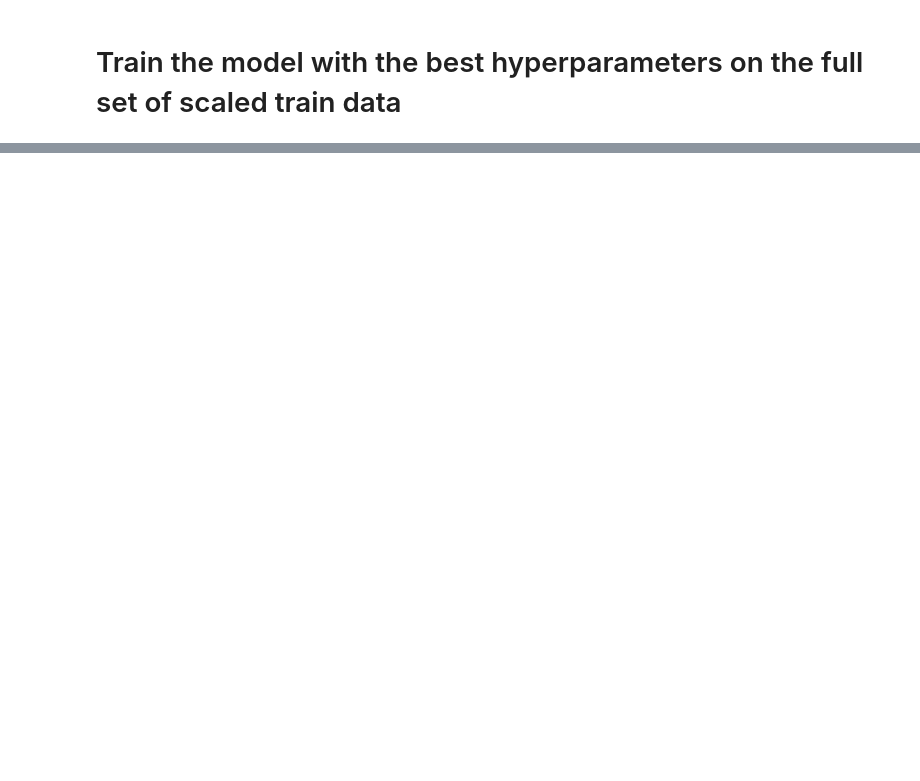
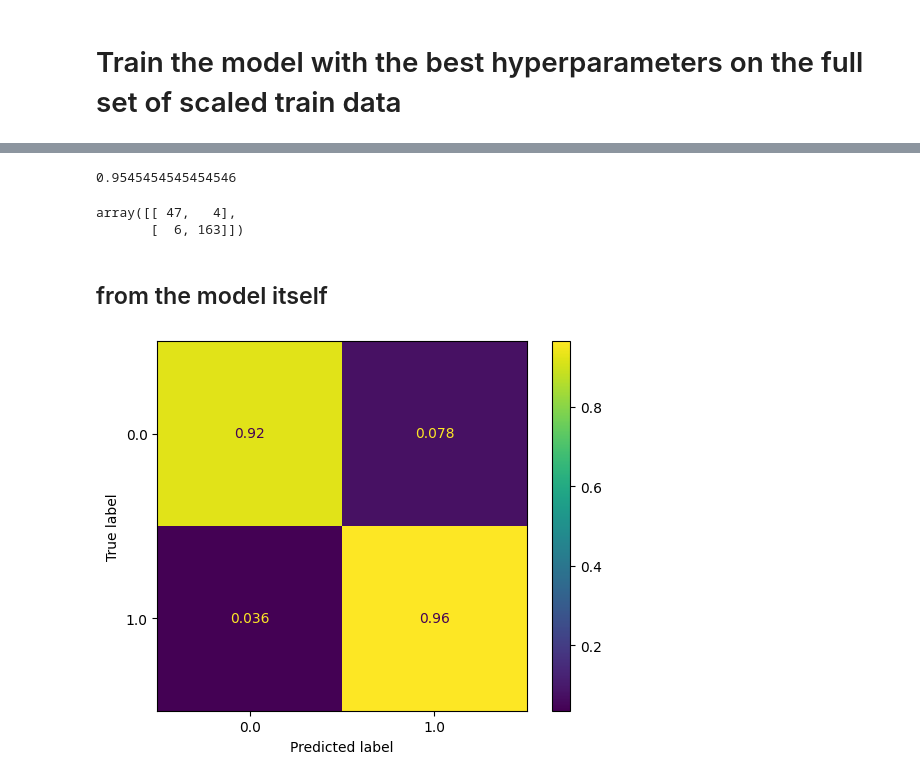
Before and after one commit to sanlamamba/zoidberg-pneumonia, a Jupyter notebook: log_reg.ipynb, the cells around one changed output, grey strips where cells are left out. Cells and saved outputs as stored; diff of their text form; code cells hidden in the pictures; blank space fills up the shorter version.

```diff
--- a/log_reg.ipynb
+++ b/log_reg.ipynb
@@ -79,2 +86,0 @@ scaler = StandardScaler()
-# %%
-train_features_scaled = scaler.fit_transform(train_features_subset)
@@ -86,3 +89,7 @@ test_features_scaled = scaler.transform(test_features)
+# %%
+X_train_scaled = scaler.fit_transform(X_train)
+X_test_scaled = scaler.transform(X_test)
+# train_features_scaled = scaler.fit_transform(train_features_subset)
 # %% [markdown]
 ## Set the hyperparameters to test
 # %%
@@ -101,7 +108,7 @@ grid_search = GridSearchCV(log_reg, param_grid, cv=3, scoring='accuracy', n_jobs
 # %% [markdown]
 ## Run GridSearchCV to find the best hyperparameters
 # %%
-grid_search.fit(train_features_scaled, train_labels_subset)
+grid_search.fit(X_train_scaled, y_train)
 
 print(f'Best hyperparameters: {grid_search.best_params_}')
 print(f'Best cross-validation accuracy: {grid_search.best_score_:.2f}')
@@ -112,5 +119,5 @@ Best cross-validation accuracy: 0.95
 # Train the model with the best hyperparameters on the full set of scaled train data
 # %%
 best_log_reg = grid_search.best_estimator_
-best_log_reg.fit(train_features_scaled, train_labels_subset)
+best_log_reg.fit(X_train_scaled, y_train)
 # %% [output]
@@ -125,0 +132,15 @@ Test Accuracy: 0.74
+# %%
+accuracy_score(y_test, test_predictions)
+# %% [output]
+0.9545454545454546
+# %%
+confusion_matrix(y_test,test_predictions)
+# %% [output]
+array([[ 47,   4],
+       [  6, 163]])
+# %% [markdown]
+## from the model itself
+# %%
+ConfusionMatrixDisplay.from_estimator(best_log_reg,X_test_scaled,y_test,normalize='true');
+# %% [output]
+[figure, added]
```
Also changed, not shown: parts of 23 cells of this notebook.
